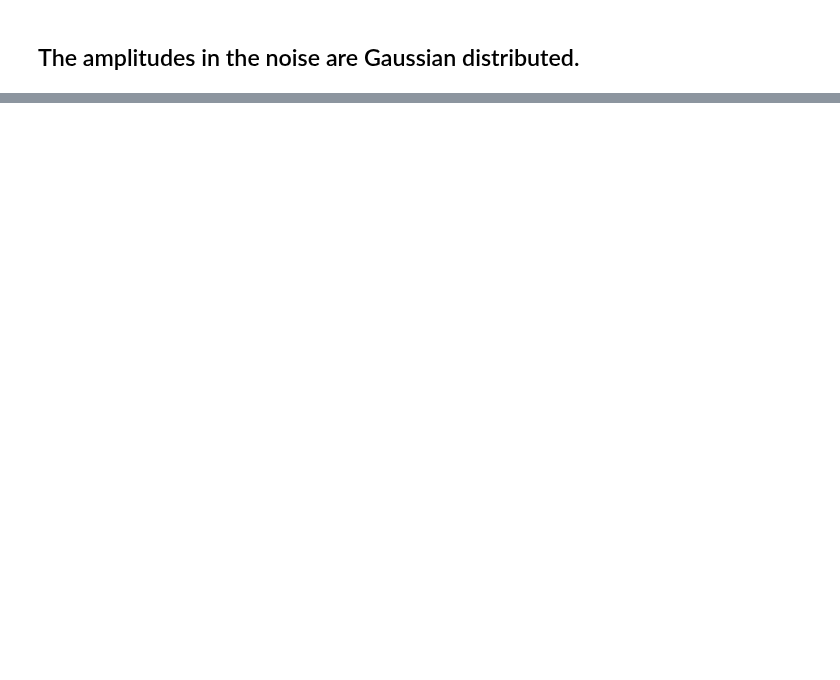
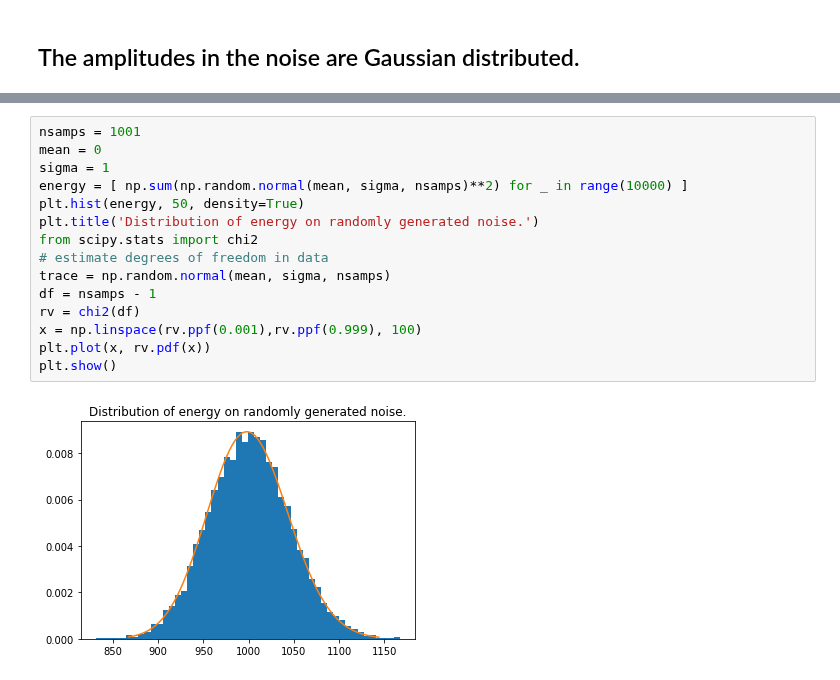
Before and after one commit to JackWalpole/splitwavepy, a Jupyter notebook: devel/F_test.ipynb, the cells around one changed output, grey strips where cells are left out. Drawn from its saved outputs; the diff is of its cells as text; blank space fills up the shorter version.

```diff
--- a/devel/F_test.ipynb
+++ b/devel/F_test.ipynb
@@ -33,0 +39,17 @@ plt.show()
+# %%
+nsamps = 1001
+mean = 0
+sigma = 1
+energy = [ np.sum(np.random.normal(mean, sigma, nsamps)**2) for _ in range(10000) ]
+plt.hist(energy, 50, density=True)
+plt.title('Distribution of energy on randomly generated noise.')
+from scipy.stats import chi2
+# estimate degrees of freedom in data
+trace = np.random.normal(mean, sigma, nsamps)
+df = nsamps - 1
+rv = chi2(df)
+x = np.linspace(rv.ppf(0.001),rv.ppf(0.999), 100)
+plt.plot(x, rv.pdf(x))
+plt.show()
+# %% [output]
+[figure, added]
```
Also changed, not shown: parts of 6 cells of this notebook, 3 other files.
